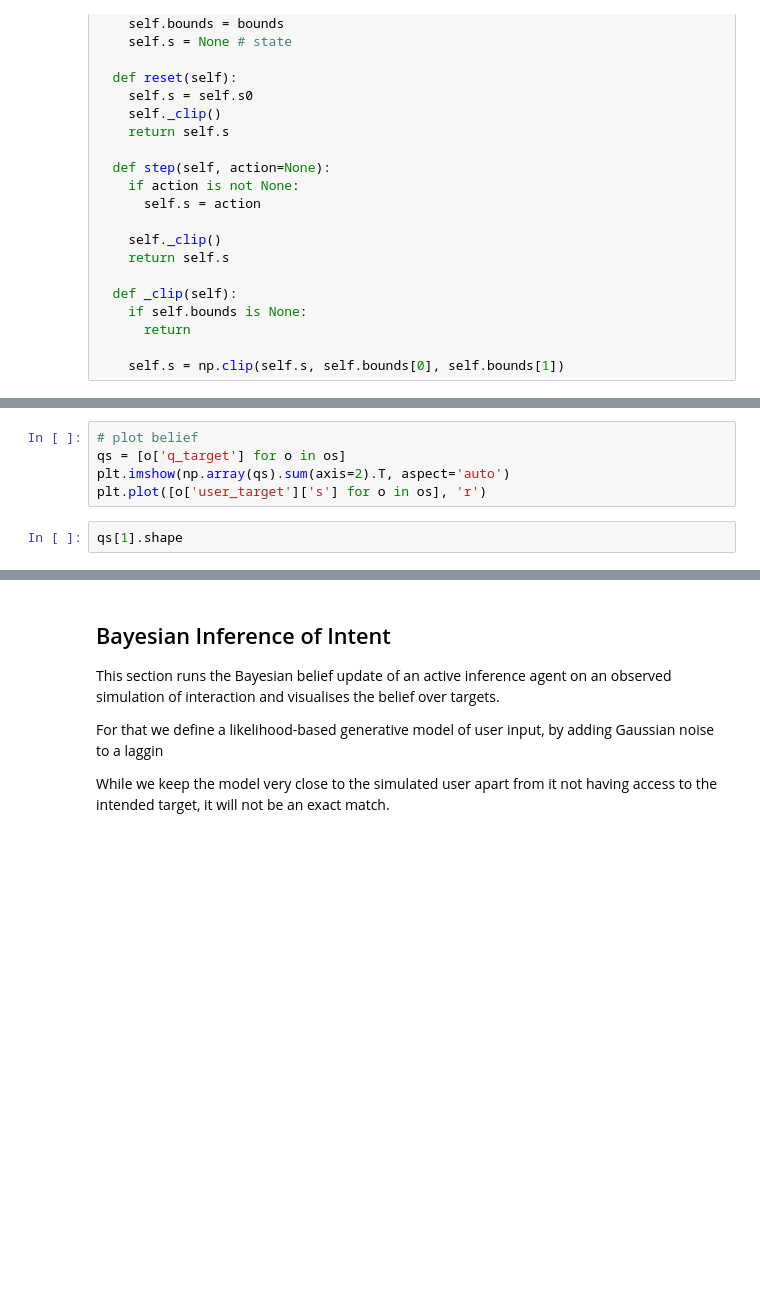
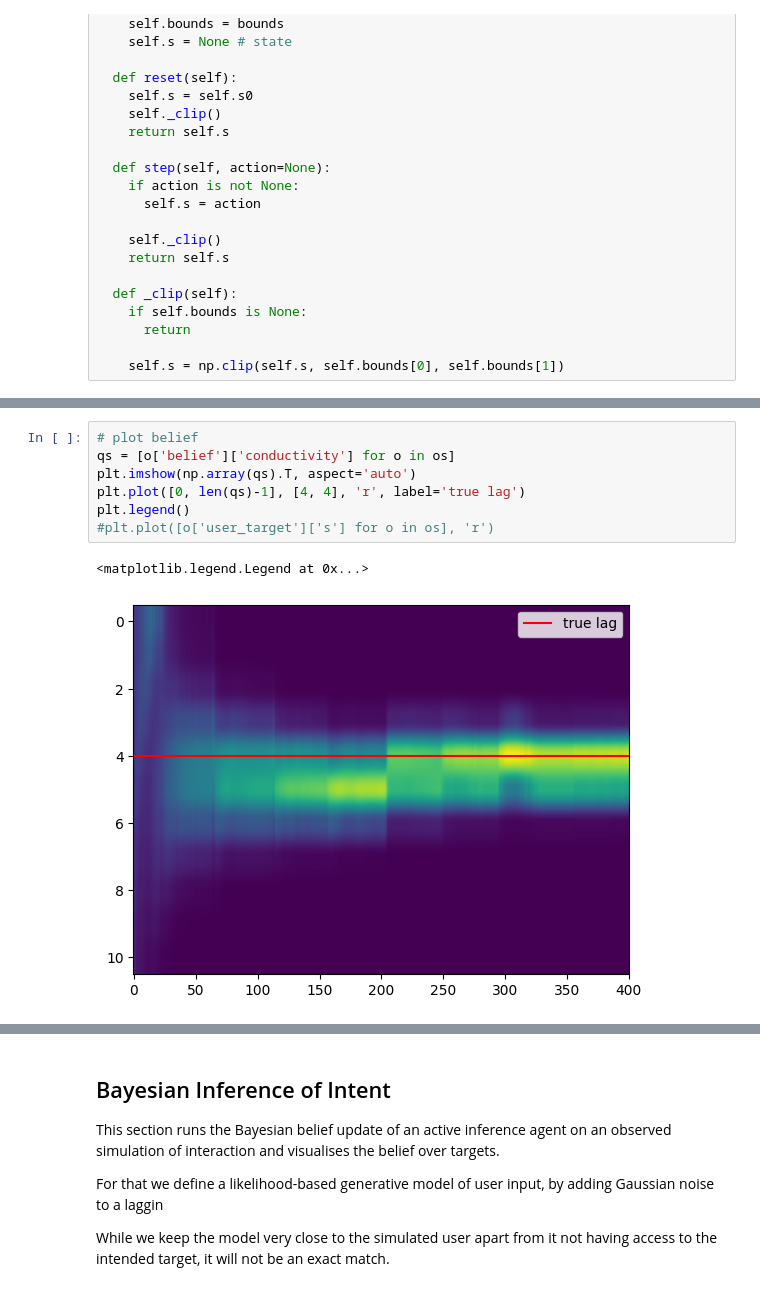
Before and after one commit to drsstein/ai_workshop_2023, a Jupyter notebook: notebooks/harmonic_oscillator_target_selection.ipynb, the cells around one changed output, grey strips where cells are left out. Saved outputs shown, nothing was run; the diff lists cells and outputs as text; blank space fills up the shorter version.

Commit message:
Debug state inference for user lag conductivity parameter.

```diff
--- a/notebooks/harmonic_oscillator_target_selection.ipynb
+++ b/notebooks/harmonic_oscillator_target_selection.ipynb
@@ -631,10 +656,13 @@ print(os[-1])
 # %%
 # plot belief
-qs = [o['q_target'] for o in os]
-plt.imshow(np.array(qs).sum(axis=2).T, aspect='auto')
-plt.plot([o['user_target']['s'] for o in os], 'r')
+qs = [o['belief']['conductivity'] for o in os]
+plt.imshow(np.array(qs).T, aspect='auto')
+plt.plot([0, len(qs)-1], [4, 4], 'r', label='true lag')
+plt.legend()
+#plt.plot([o['user_target']['s'] for o in os], 'r')
+# %% [output]
+<matplotlib.legend.Legend at 0x...>
+[figure, added]
-# %%
-qs[1].shape
 # %%
 # plot dynamics
 
```
Also changed, not shown: parts of 14 cells of this notebook.
